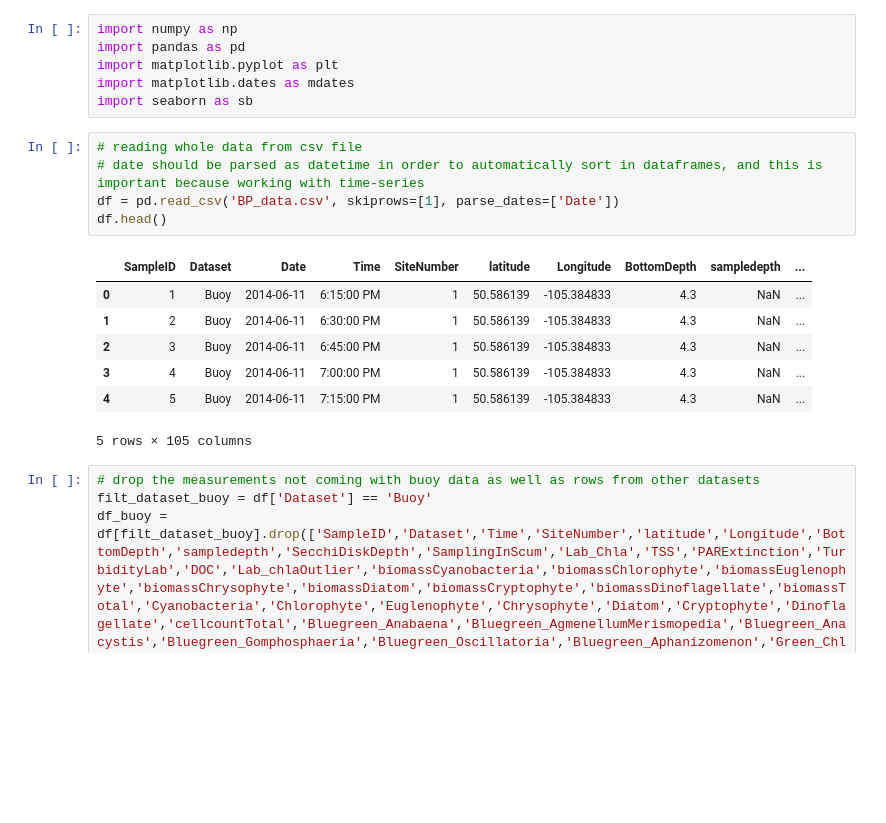
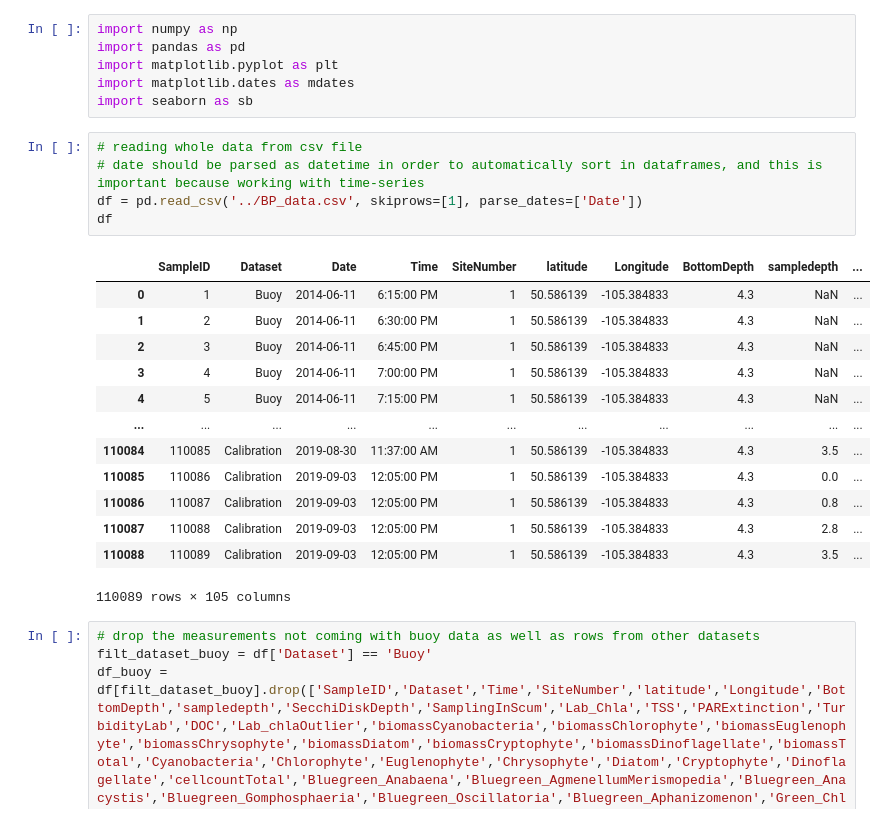
Before and after one commit to AmirM69/p1_BPL_chla_BuoyData, a Jupyter notebook: chla_prediction_daily_averaged.ipynb, the cells around one changed output. Cells and saved outputs as stored; diff of their text form; blank space fills up the shorter version.

```diff
--- a/chla_prediction_daily_averaged.ipynb
+++ b/chla_prediction_daily_averaged.ipynb
@@ -7,16 +7,22 @@ import seaborn as sb
 # %%
 # reading whole data from csv file
 # date should be parsed as datetime in order to automatically sort in dataframes, and this is important because working with time-series
-df = pd.read_csv('BP_data.csv', skiprows=[1], parse_dates=['Date'])
-df.head()
+df = pd.read_csv('../BP_data.csv', skiprows=[1], parse_dates=['Date'])
+df
 # %% [output]
 |  | SampleID | Dataset | Date | Time | SiteNumber | latitude | Longitude | BottomDepth | sampledepth | ... |
 | 0 | 1 | Buoy | 2014-06-11 | 6:15:00 PM | 1 | 50.586139 | -105.384833 | 4.3 | NaN | ... |
 | 1 | 2 | Buoy | 2014-06-11 | 6:30:00 PM | 1 | 50.586139 | -105.384833 | 4.3 | NaN | ... |
 | 2 | 3 | Buoy | 2014-06-11 | 6:45:00 PM | 1 | 50.586139 | -105.384833 | 4.3 | NaN | ... |
 | 3 | 4 | Buoy | 2014-06-11 | 7:00:00 PM | 1 | 50.586139 | -105.384833 | 4.3 | NaN | ... |
 | 4 | 5 | Buoy | 2014-06-11 | 7:15:00 PM | 1 | 50.586139 | -105.384833 | 4.3 | NaN | ... |
+| ... | ... | ... | ... | ... | ... | ... | ... | ... | ... | ... |
+| 110084 | 110085 | Calibration | 2019-08-30 | 11:37:00 AM | 1 | 50.586139 | -105.384833 | 4.3 | 3.5 | ... |
+| 110085 | 110086 | Calibration | 2019-09-03 | 12:05:00 PM | 1 | 50.586139 | -105.384833 | 4.3 | 0.0 | ... |
+| 110086 | 110087 | Calibration | 2019-09-03 | 12:05:00 PM | 1 | 50.586139 | -105.384833 | 4.3 | 0.8 | ... |
+| 110087 | 110088 | Calibration | 2019-09-03 | 12:05:00 PM | 1 | 50.586139 | -105.384833 | 4.3 | 2.8 | ... |
+| 110088 | 110089 | Calibration | 2019-09-03 | 12:05:00 PM | 1 | 50.586139 | -105.384833 | 4.3 | 3.5 | ... |
-5 rows × 105 columns
+110089 rows × 105 columns
 # %%
 # drop the measurements not coming with buoy data as well as rows from other datasets
 filt_dataset_buoy = df['Dataset'] == 'Buoy'
```
Also changed, not shown: parts of 18 cells of this notebook.
